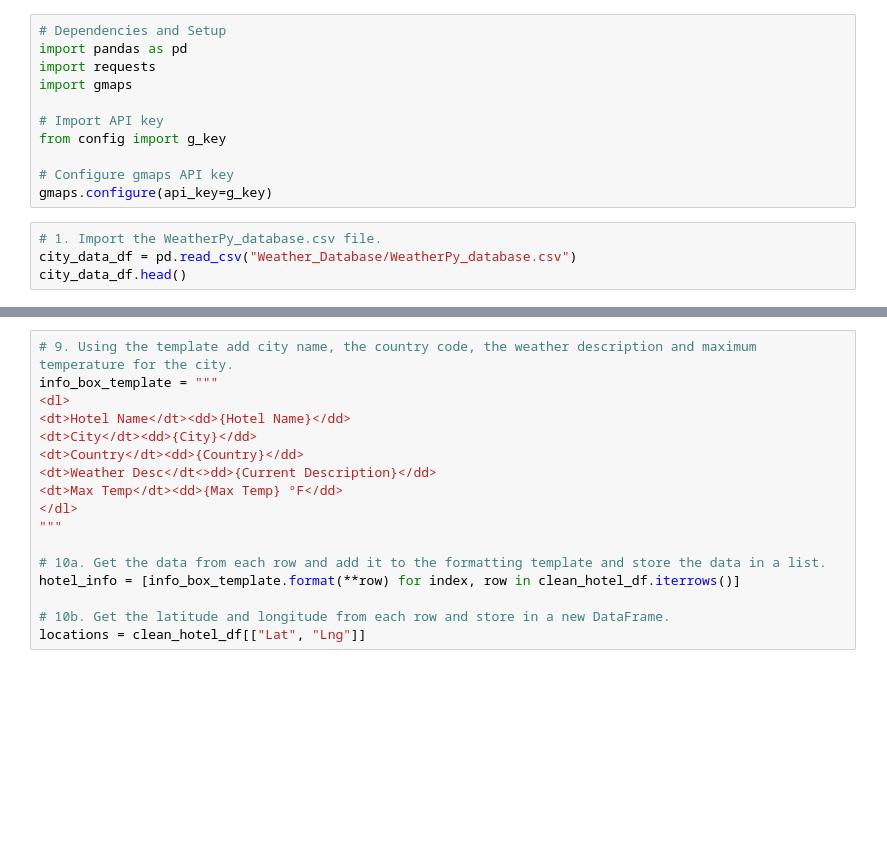
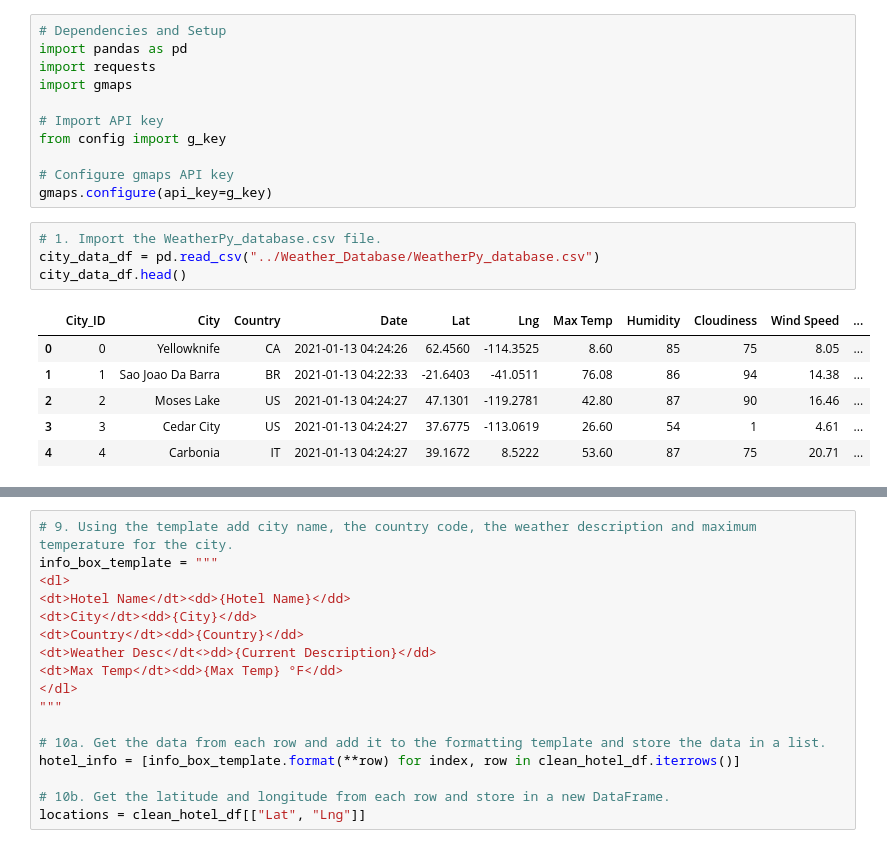
Before and after one commit to DYRuiz/WeatherPy, a Jupyter notebook: Vacation_Search/Vacation_Search.ipynb, the cells around one changed output, grey strips where cells are left out. Drawn from its saved outputs; the diff is of its cells as text; blank space fills up the shorter version.

```diff
--- a/Vacation_Search/Vacation_Search.ipynb
+++ b/Vacation_Search/Vacation_Search.ipynb
@@ -13,8 +13,15 @@ from config import g_key
 gmaps.configure(api_key=g_key)
 # %%
 # 1. Import the WeatherPy_database.csv file.
-city_data_df = pd.read_csv("Weather_Database/WeatherPy_database.csv")
+city_data_df = pd.read_csv("../Weather_Database/WeatherPy_database.csv")
 city_data_df.head()
+# %% [output]
+|  | City_ID | City | Country | Date | Lat | Lng | Max Temp | Humidity | Cloudiness | Wind Speed | ... |
+| 0 | 0 | Yellowknife | CA | 2021-01-13 04:24:26 | 62.4560 | -114.3525 | 8.60 | 85 | 75 | 8.05 | ... |
+| 1 | 1 | Sao Joao Da Barra | BR | 2021-01-13 04:22:33 | -21.6403 | -41.0511 | 76.08 | 86 | 94 | 14.38 | ... |
+| 2 | 2 | Moses Lake | US | 2021-01-13 04:24:27 | 47.1301 | -119.2781 | 42.80 | 87 | 90 | 16.46 | ... |
+| 3 | 3 | Cedar City | US | 2021-01-13 04:24:27 | 37.6775 | -113.0619 | 26.60 | 54 | 1 | 4.61 | ... |
+| 4 | 4 | Carbonia | IT | 2021-01-13 04:24:27 | 39.1672 | 8.5222 | 53.60 | 87 | 75 | 20.71 | ... |
 # %%
 # 2. Prompt the user to enter minimum and maximum temperature criteria
 min_temp = float(input("What is the minimum temperature you would like for your trip? "))
```
Also changed, not shown: parts of 9 cells of this notebook, 9 other files.
